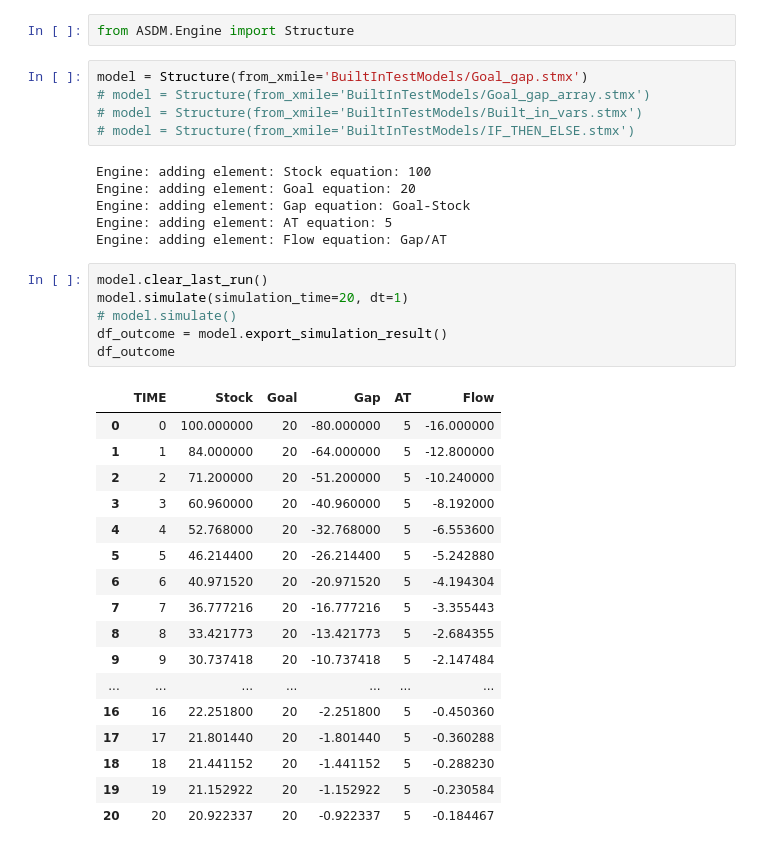
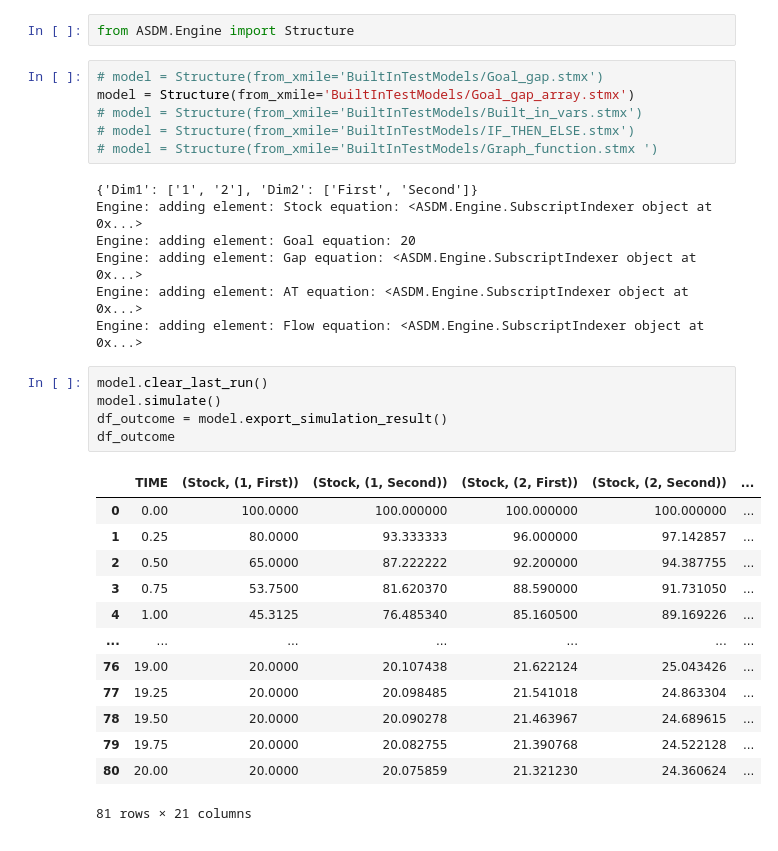
Before and after one commit to wzh1895/ASDM, a Jupyter notebook: 3-From_XMILE.ipynb, the cells around one changed output. Drawn from its saved outputs; the diff is of its cells as text.

```diff
--- a/3-From_XMILE.ipynb
+++ b/3-From_XMILE.ipynb
@@ -1,40 +1,37 @@
 # %%
 from ASDM.Engine import Structure
 # %%
-model = Structure(from_xmile='BuiltInTestModels/Goal_gap.stmx')
-# model = Structure(from_xmile='BuiltInTestModels/Goal_gap_array.stmx')
+# model = Structure(from_xmile='BuiltInTestModels/Goal_gap.stmx')
+model = Structure(from_xmile='BuiltInTestModels/Goal_gap_array.stmx')
 # model = Structure(from_xmile='BuiltInTestModels/Built_in_vars.stmx')
 # model = Structure(from_xmile='BuiltInTestModels/IF_THEN_ELSE.stmx')
+# model = Structure(from_xmile='BuiltInTestModels/Graph_function.stmx ')
 # %% [output]
-Engine: adding element: Stock equation: 100
+{'Dim1': ['1', '2'], 'Dim2': ['First', 'Second']}
+Engine: adding element: Stock equation: <ASDM.Engine.SubscriptIndexer object at 0x...>
 Engine: adding element: Goal equation: 20
-Engine: adding element: Gap equation: Goal-Stock
-Engine: adding element: AT equation: 5
-Engine: adding element: Flow equation: Gap/AT
+Engine: adding element: Gap equation: <ASDM.Engine.SubscriptIndexer object at 0x...>
+Engine: adding element: AT equation: <ASDM.Engine.SubscriptIndexer object at 0x...>
+Engine: adding element: Flow equation: <ASDM.Engine.SubscriptIndexer object at 0x...>
 # %%
 model.clear_last_run()
-model.simulate(simulation_time=20, dt=1)
-# model.simulate()
+model.simulate()
 df_outcome = model.export_simulation_result()
 df_outcome
 # %% [output]
-|  | TIME | Stock | Goal | Gap | AT | Flow |
-| 0 | 0 | 100.000000 | 20 | -80.000000 | 5 | -16.000000 |
-| 1 | 1 | 84.000000 | 20 | -64.000000 | 5 | -12.800000 |
-| 2 | 2 | 71.200000 | 20 | -51.200000 | 5 | -10.240000 |
-| 3 | 3 | 60.960000 | 20 | -40.960000 | 5 | -8.192000 |
-| 4 | 4 | 52.768000 | 20 | -32.768000 | 5 | -6.553600 |
-| 5 | 5 | 46.214400 | 20 | -26.214400 | 5 | -5.242880 |
-| 6 | 6 | 40.971520 | 20 | -20.971520 | 5 | -4.194304 |
-| 7 | 7 | 36.777216 | 20 | -16.777216 | 5 | -3.355443 |
-| 8 | 8 | 33.421773 | 20 | -13.421773 | 5 | -2.684355 |
-| 9 | 9 | 30.737418 | 20 | -10.737418 | 5 | -2.147484 |
+|  | TIME | (Stock, (1, First)) | (Stock, (1, Second)) | (Stock, (2, First)) | (Stock, (2, Second)) | ... |
+| 0 | 0.00 | 100.0000 | 100.000000 | 100.000000 | 100.000000 | ... |
+| 1 | 0.25 | 80.0000 | 93.333333 | 96.000000 | 97.142857 | ... |
+| 2 | 0.50 | 65.0000 | 87.222222 | 92.200000 | 94.387755 | ... |
+| 3 | 0.75 | 53.7500 | 81.620370 | 88.590000 | 91.731050 | ... |
+| 4 | 1.00 | 45.3125 | 76.485340 | 85.160500 | 89.169226 | ... |
 | ... | ... | ... | ... | ... | ... | ... |
-| 16 | 16 | 22.251800 | 20 | -2.251800 | 5 | -0.450360 |
-| 17 | 17 | 21.801440 | 20 | -1.801440 | 5 | -0.360288 |
-| 18 | 18 | 21.441152 | 20 | -1.441152 | 5 | -0.288230 |
-| 19 | 19 | 21.152922 | 20 | -1.152922 | 5 | -0.230584 |
-| 20 | 20 | 20.922337 | 20 | -0.922337 | 5 | -0.184467 |
+| 76 | 19.00 | 20.0000 | 20.107438 | 21.622124 | 25.043426 | ... |
+| 77 | 19.25 | 20.0000 | 20.098485 | 21.541018 | 24.863304 | ... |
+| 78 | 19.50 | 20.0000 | 20.090278 | 21.463967 | 24.689615 | ... |
+| 79 | 19.75 | 20.0000 | 20.082755 | 21.390768 | 24.522128 | ... |
+| 80 | 20.00 | 20.0000 | 20.075859 | 21.321230 | 24.360624 | ... |
+81 rows × 21 columns
 # %%
 # df_outcome[['Goal', 'Stock']].plot()
 df_outcome.plot()
```
Also changed, not shown: parts of 1 cell of this notebook.
